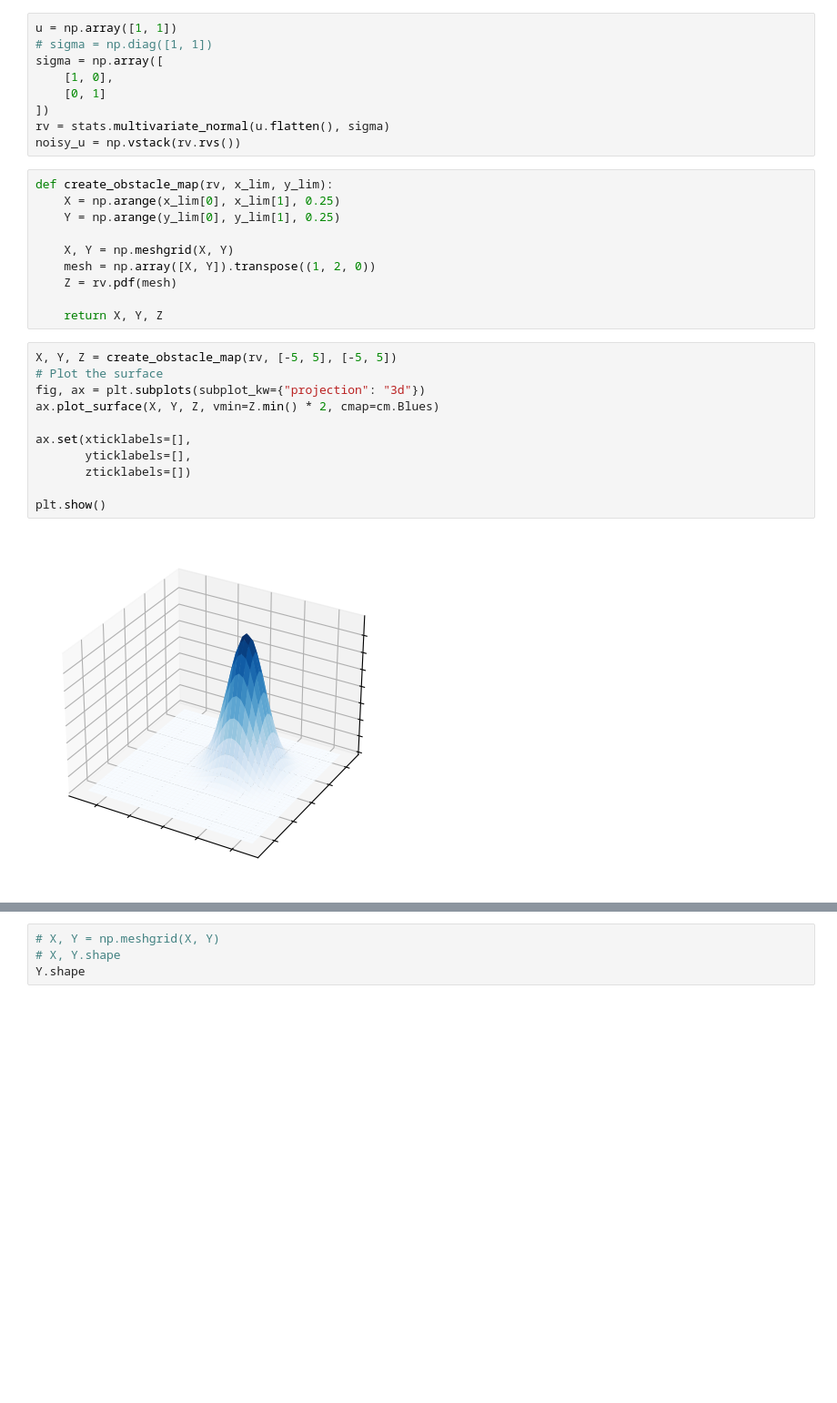
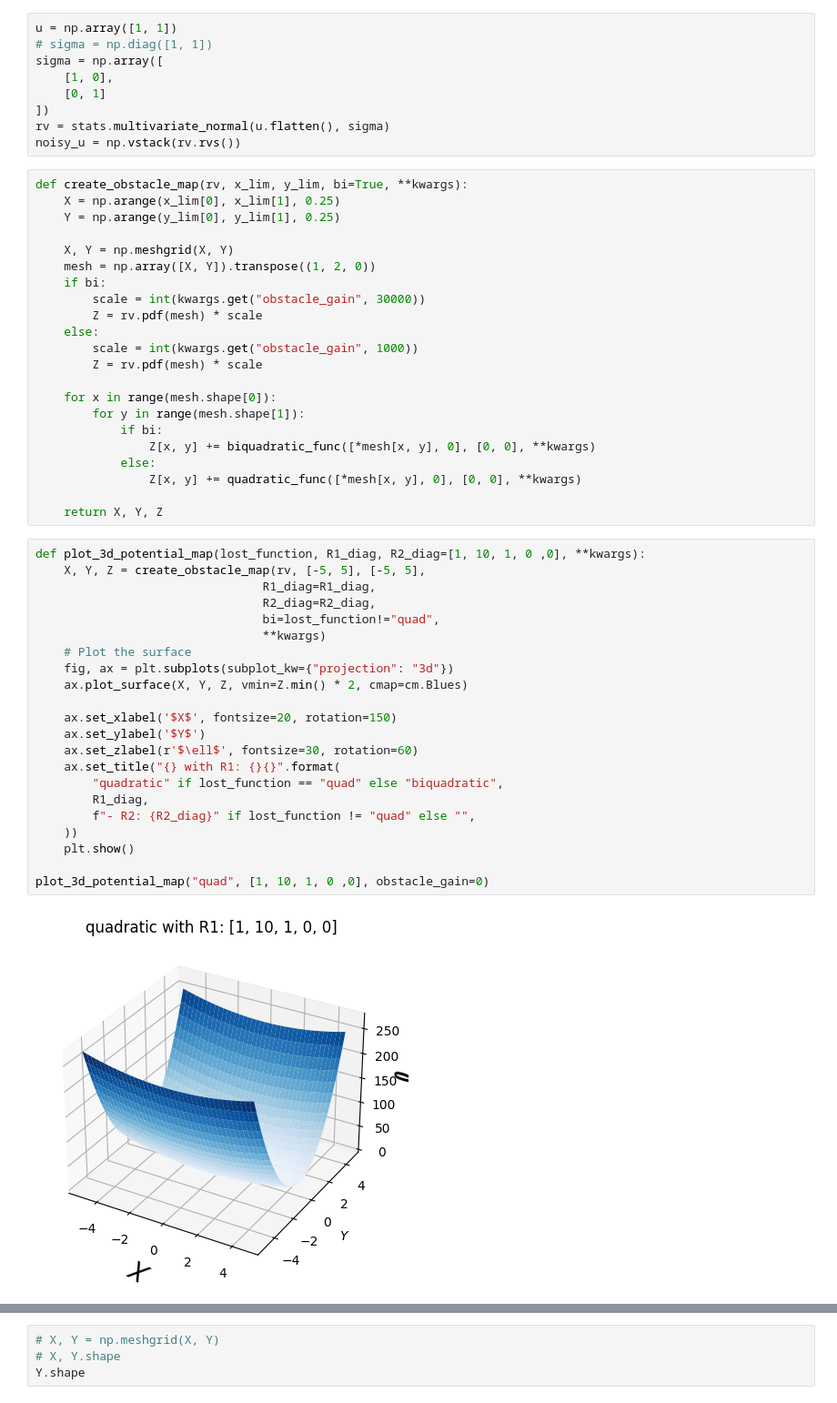
Before and after one commit to huyhoang251296/rcognita-edu-x, a Jupyter notebook: obstacle_plan.ipynb, the cells around one changed output, grey strips where cells are left out. Shown: that part at 91% size. Drawn from its saved outputs; the diff is of its cells as text; blank space fills up the shorter version.

```diff
--- a/obstacle_plan.ipynb
+++ b/obstacle_plan.ipynb
@@ -15,25 +31,48 @@ sigma = np.array([
 rv = stats.multivariate_normal(u.flatten(), sigma)
 noisy_u = np.vstack(rv.rvs())
 # %%
-def create_obstacle_map(rv, x_lim, y_lim):
+def create_obstacle_map(rv, x_lim, y_lim, bi=True, **kwargs):
     X = np.arange(x_lim[0], x_lim[1], 0.25)
     Y = np.arange(y_lim[0], y_lim[1], 0.25)
 
     X, Y = np.meshgrid(X, Y)
     mesh = np.array([X, Y]).transpose((1, 2, 0))
-    Z = rv.pdf(mesh)
+    if bi:
+        scale = int(kwargs.get("obstacle_gain", 30000))
+        Z = rv.pdf(mesh) * scale
+    else:
+        scale = int(kwargs.get("obstacle_gain", 1000))
+        Z = rv.pdf(mesh) * scale
+
+    for x in range(mesh.shape[0]):
+        for y in range(mesh.shape[1]):
+            if bi:
+                Z[x, y] += biquadratic_func([*mesh[x, y], 0], [0, 0], **kwargs)
+            else:
+                Z[x, y] += quadratic_func([*mesh[x, y], 0], [0, 0], **kwargs)
 
     return X, Y, Z
 # %%
-X, Y, Z = create_obstacle_map(rv, [-5, 5], [-5, 5])
-# Plot the surface
-fig, ax = plt.subplots(subplot_kw={"projection": "3d"})
-ax.plot_surface(X, Y, Z, vmin=Z.min() * 2, cmap=cm.Blues)
+def plot_3d_potential_map(lost_function, R1_diag, R2_diag=[1, 10, 1, 0 ,0], **kwargs):
+    X, Y, Z = create_obstacle_map(rv, [-5, 5], [-5, 5],
+                                R1_diag=R1_diag,
+                                R2_diag=R2_diag,
+                                bi=lost_function!="quad",
+                                **kwargs)
+    # Plot the surface
+    fig, ax = plt.subplots(subplot_kw={"projection": "3d"})
+    ax.plot_surface(X, Y, Z, vmin=Z.min() * 2, cmap=cm.Blues)
 
-ax.set(xticklabels=[],
-       yticklabels=[],
-       zticklabels=[])
+    ax.set_xlabel('$X$', fontsize=20, rotation=150)
+    ax.set_ylabel('$Y$')
+    ax.set_zlabel(r'$\ell$', fontsize=30, rotation=60)
+    ax.set_title("{} with R1: {}{}".format(
+        "quadratic" if lost_function == "quad" else "biquadratic",
+        R1_diag,
+        f"- R2: {R2_diag}" if lost_function != "quad" else "",
+    ))
+    plt.show()
 
-plt.show()
+plot_3d_potential_map("quad", [1, 10, 1, 0 ,0], obstacle_gain=0)
 # %% [output]
-[figure, old version]
+[figure, new version]
```
Also changed, not shown: parts of 5 cells of this notebook.
